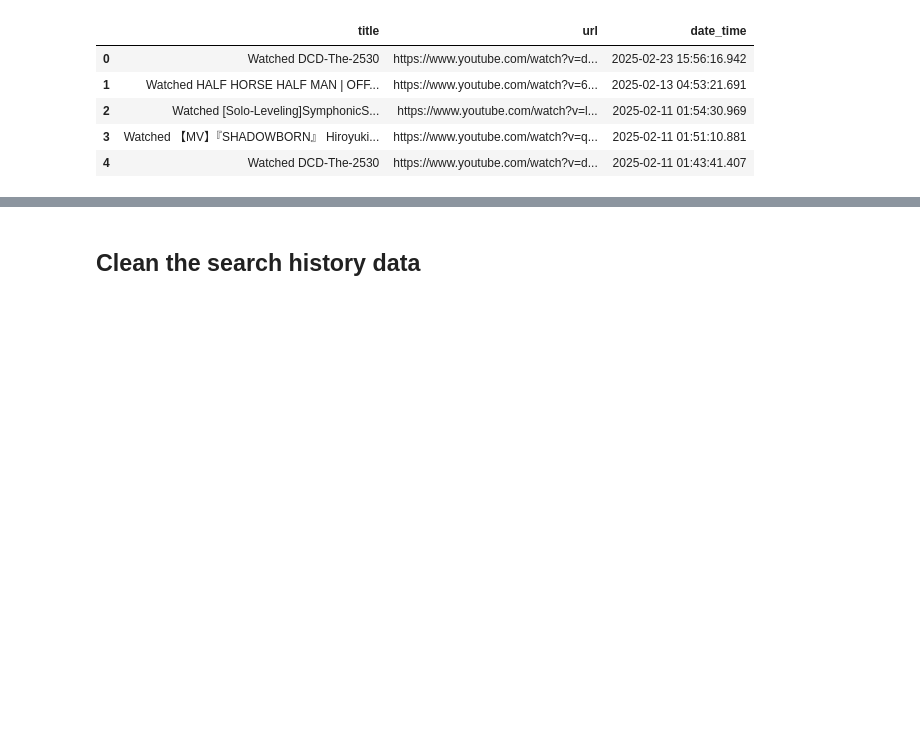
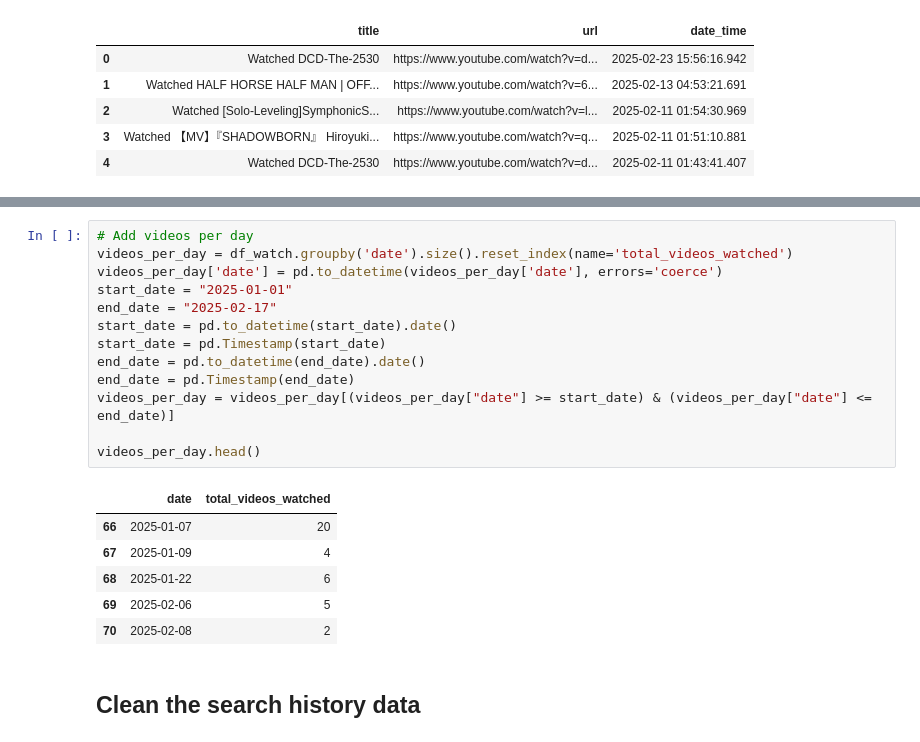
Before and after one commit to elaine-zhang12/google_takeout_sleep, a Jupyter notebook: analysis/youtube.ipynb, the cells around one changed output, grey strips where cells are left out. Drawn from its saved outputs; the diff is of its cells as text; blank space fills up the shorter version.

```diff
--- a/analysis/youtube.ipynb
+++ b/analysis/youtube.ipynb
@@ -73,6 +73,26 @@ df_watch.head(2)
 |  | title | url | date_time | date | time | type |
 | 0 | DCD-The-2530 | https://www.youtube.com/watch?v=d... | 2025-02-23 10:56:16.942000-05:00 | 2025-02-23 | 10:56:16.942000 | Watched |
 | 1 | HALF HORSE HALF MAN | OFFICIAL VIDEO | https://www.youtube.com/watch?v=6... | 2025-02-12 23:53:21.691000-05:00 | 2025-02-12 | 23:53:21.691000 | Watched |
+# %%
+# Add videos per day
+videos_per_day = df_watch.groupby('date').size().reset_index(name='total_videos_watched')
+videos_per_day['date'] = pd.to_datetime(videos_per_day['date'], errors='coerce')
+start_date = "2025-01-01"
+end_date = "2025-02-17"
+start_date = pd.to_datetime(start_date).date()
+start_date = pd.Timestamp(start_date)
+end_date = pd.to_datetime(end_date).date()
+end_date = pd.Timestamp(end_date)
+videos_per_day = videos_per_day[(videos_per_day["date"] >= start_date) & (videos_per_day["date"] <= end_date)]
+
+videos_per_day.head()
+# %% [output]
+|  | date | total_videos_watched |
+| 66 | 2025-01-07 | 20 |
+| 67 | 2025-01-09 | 4 |
+| 68 | 2025-01-22 | 6 |
+| 69 | 2025-02-06 | 5 |
+| 70 | 2025-02-08 | 2 |
 # %% [markdown]
 ## Clean the search history data
 # %%
```
Also changed, not shown: parts of 1 cell of this notebook, 4 other files.
